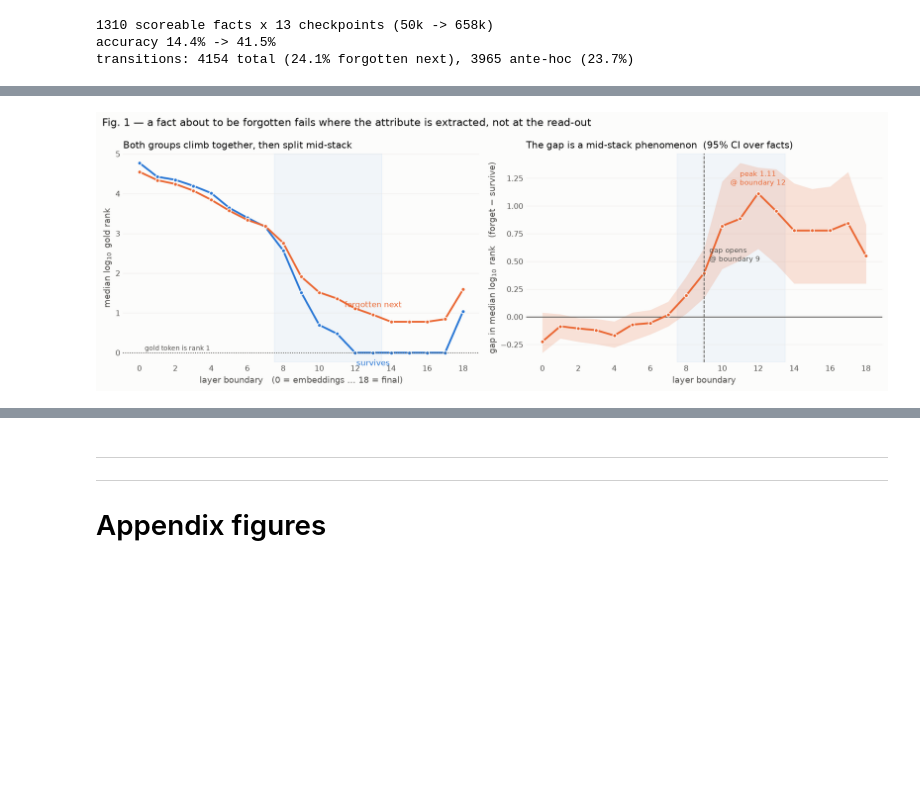
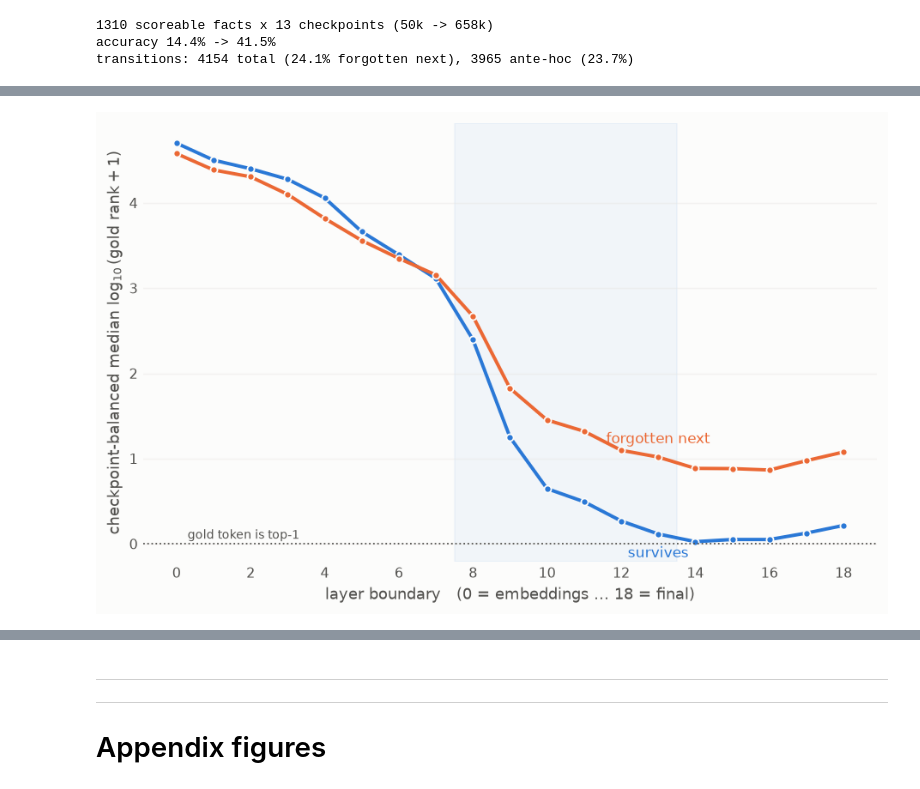
Before and after one commit to OvadiaOmer3/NLPFinalProject, a Jupyter notebook: paper_figures.ipynb, the cells around one changed output, grey strips where cells are left out. Cells and saved outputs as stored; diff of their text form; code cells hidden in the pictures; blank space fills up the shorter version.

Commit message:
fixes to paper figures

```diff
--- a/paper_figures.ipynb
+++ b/paper_figures.ipynb
@@ -141,9 +151,22 @@ for f in files:
     d = pd.read_parquet(f)
     _frames.append(d[~d["excluded"]].set_index("id").reindex(ids))
 NEWP = {c: np.column_stack([fr[c].to_numpy() for fr in _frames]) for c in EXTRA}
+#GRL is gold rank by layer, shape (n_facts, n_steps, n_boundaries)
 GRL = np.stack([np.stack(fr["gold_rank_by_layer"].to_numpy()).astype(float)
-                for fr in _frames], axis=1)          # (n_facts, n_steps, n_boundaries)
+                for fr in _frames], axis=1)
 n_bound = GRL.shape[2]
+
+# Fix the final logit-lens boundary: the last `output_hidden_states` entry is
+# already post-final-norm, but the extractor mistakenly applied the final norm
+# again before the LM head. This produced ranks from a doubly-normalized state.
+# Since this boundary should exactly match the model's true output distribution,
+# replace it with the rank computed directly from the final logits (`gold_rank`).
+# Earlier boundaries are genuinely pre-norm and therefore remain unchanged.
+_true18 = np.column_stack([fr["gold_rank"].to_numpy().astype(float) for fr in _frames])
+_agree = (GRL[:, :, n_bound - 1] == _true18).mean()
+GRL[:, :, n_bound - 1] = _true18
 print(f"gold_rank_by_layer -> {GRL.shape}  ({n_bound} layer boundaries: 0 = embeddings)")
+print(f"boundary {n_bound-1} repaired from the true final-layer `gold_rank` "
+      f"(the stored lens value agreed with it on only {_agree:.1%} of cells)")
 # %% [output]
 gold_rank_by_layer -> (1310, 13, 19)  (19 layer boundaries: 0 = embeddings)
@@ -182,68 +209,58 @@ recovery.
 # %%
-# ── Fig. 1 — logit-lens depth profile, survive vs forget-next  (internal §8) ──────────
-log_rank = np.log10(np.clip(GRL, 1, None))
+# ── Fig. 1a — checkpoint-balanced logit-lens depth profile  (internal §8) ────────────
+# log10(rank + 1),  `gold_rank` is 0-BASED
+log_rank = np.log10(GRL + 1.0)
 cur = log_rank[XF, XT]                                   # (n_transitions, n_boundaries)
-med_s, med_f = np.median(cur[~XFG], 0), np.median(cur[XFG], 0)
 
-# bootstrap the gap over facts
+def _balanced(C, T, Y):
+    """Equal-weight mean of the checkpoint-specific group medians.
+    Pooling all transitions would let earlier checkpoints rule forgotten while later checkpoints rule the survivors.
+    Computing the two medians INSIDE each checkpoint and then averaging gives every checkpoint equal say.
+    """
+    ms, mf = [], []
+    for t in np.unique(T):
+        m = T == t
+        if (m & ~Y).any() and (m & Y).any():
+            ms.append(np.nanmedian(C[m & ~Y], axis=0))
+            mf.append(np.nanmedian(C[m & Y], axis=0))
+    return np.nanmean(ms, axis=0), np.nanmean(mf, axis=0)
+
+med_s, med_f = _balanced(cur, XT, XFG)
+gap = med_f - med_s
+
+# Cluster bootstrap over facts: a resampled fact contributes its whole block of transitions.
 rng = np.random.default_rng(0)
 uf = np.unique(XF)
+# pos: fact -> all transition rows belonging to that fact
 pos = {f: np.where(XF == f)[0] for f in uf}
-boot = np.empty((300, n_bound))
-for b in range(300):
-    pick = rng.choice(uf, uf.size, replace=True)[:250]
-    sel = np.concatenate([pos[f] for f in pick])
-    boot[b] = np.median(cur[sel][XFG[sel]], 0) - np.median(cur[sel][~XFG[sel]], 0)
-lo_b, hi_b = np.percentile(boot, [2.5, 97.5], axis=0)
-gap = med_f - med_s
+boot = np.full((500, n_bound), np.nan)
+for b in range(len(boot)):
+    sel = np.concatenate([pos[f] for f in rng.choice(uf, uf.size, replace=True)])
+    bs, bf = _balanced(cur[sel], XT[sel], XFG[sel])
+    boot[b] = bf - bs
+lo_b, hi_b = np.nanpercentile(boot, [2.5, 97.5], axis=0)
 
-fig, (ax1, ax2) = plt.subplots(1, 2, figsize=(13, 4.6))
 xl = np.arange(n_bound)
+fig, ax1 = plt.subplots(figsize=(7.2, 4.6))
 ax1.axvspan(7.5, 13.5, color=BLUE, alpha=.05, zorder=0)
 ax1.plot(xl, med_s, color=BLUE, lw=2.2, marker="o", ms=4.5, mec=SURF, mew=1)
 ax1.plot(xl, med_f, color=ORANGE, lw=2.2, marker="o", ms=4.5, mec=SURF, mew=1)
 ax1.annotate("survives", (xl[13], med_s[13]), color=BLUE, fontsize=9.5,
              xytext=(0, -15), textcoords="offset points", ha="center")
 ax1.annotate("forgotten next", (xl[13], med_f[13]), color=ORANGE, fontsize=9.5,
              xytext=(0, 9), textcoords="offset points", ha="center")
 ax1.axhline(0, color=INK2, lw=1, ls=":")
-ax1.text(0.3, 0.06, "gold token is rank 1", fontsize=8, color=INK2)
+ax1.text(0.3, 0.06, "gold token is top-1", fontsize=8, color=INK2)
 ax1.set_xlabel("layer boundary   (0 = embeddings … 18 = final)")
-ax1.set_ylabel("median $\\log_{10}$ gold rank")
-ax1.set_title("Both groups climb together, then split mid-stack", loc="left")
-
-ax2.axvspan(7.5, 13.5, color=BLUE, alpha=.05, zorder=0)
-ax2.axhline(0, color=INK2, lw=1)
-ax2.fill_between(xl, lo_b, hi_b, color=ORANGE, alpha=.18, linewidth=0)
-ax2.plot(xl, gap, color=ORANGE, lw=2.2, marker="o", ms=4.5, mec=SURF, mew=1)
-split = int(np.argmax(gap > 0.25))
-peak = int(np.argmax(gap))
-ax2.axvline(split, color=INK2, ls="--", lw=1)
-ax2.annotate(f"gap opens\n@ boundary {split}", (split, gap.max() * .45),
-             xytext=(6, 0), textcoords="offset points", fontsize=8.5, color=INK2)
-ax2.annotate(f"peak {gap[peak]:.2f}\n@ boundary {peak}", (peak, gap[peak]), color=ORANGE,
-             fontsize=8.5, ha="center", xytext=(0, 10), textcoords="offset points")
-ax2.set_xlabel("layer boundary")
-ax2.set_ylabel("gap in median $\\log_{10}$ rank   (forget − survive)")
-ax2.set_title("The gap is a mid-stack phenomenon  (95% CI over facts)", loc="left")
-
-for ax in (ax1, ax2):
-    ax.set_xticks(xl[::2])
-    clean(ax)
-fig.suptitle("Fig. 1 — a fact about to be forgotten fails where the attribute is extracted, "
-             "not at the read-out", x=0.01, ha="left", fontsize=12)
+ax1.set_ylabel(r"checkpoint-balanced median $\log_{10}(\mathrm{gold\ rank}+1)$")
+ax1.set_xticks(xl[::2])
+clean(ax1)
 fig.tight_layout(); plt.show()
 
 print(f"{XFG.size} transitions, forget rate {XFG.mean():.1%}")
-print("boundary:", " ".join(f"{i:5d}" for i in xl))
-print("gap     :", " ".join(f"{v:5.2f}" for v in gap))
-print(f"\nmedian log10 gold rank at the peak (boundary {peak}): "
-      f"survive {med_s[peak]:.2f} (rank {10**med_s[peak]:.1f})   "
-      f"forget {med_f[peak]:.2f} (rank {10**med_f[peak]:.1f})")
-_bs = 8 + int(np.argmin(med_s[8:]))
-_bf = 8 + int(np.argmin(med_f[8:]))
-print(f"best the median fact ever reaches above boundary 8: "
-      f"survive rank {10**med_s[_bs]:.1f} (@ {_bs})   forget rank {10**med_f[_bf]:.1f} (@ {_bf})")
+print("median gold rank (back on the rank scale, 0 = top-1):")
+print("  survives :", " ".join(f"{10**v - 1:6.1f}" for v in med_s))
+print("  forgotten:", " ".join(f"{10**v - 1:6.1f}" for v in med_f))
 # %% [output]
-[figure, old version]
+[figure, new version]
 4154 transitions, forget rate 24.1%
```
Also changed, not shown: parts of 40 cells of this notebook.
